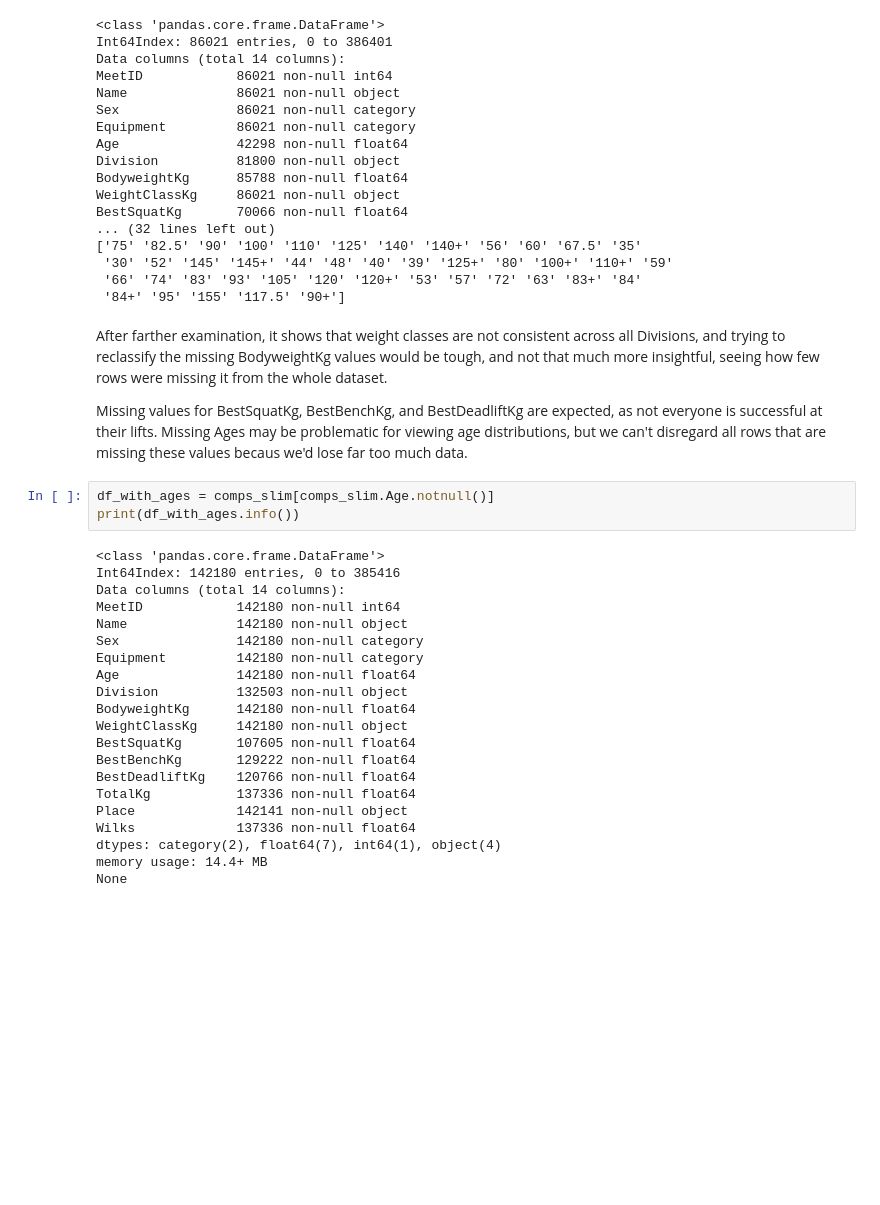
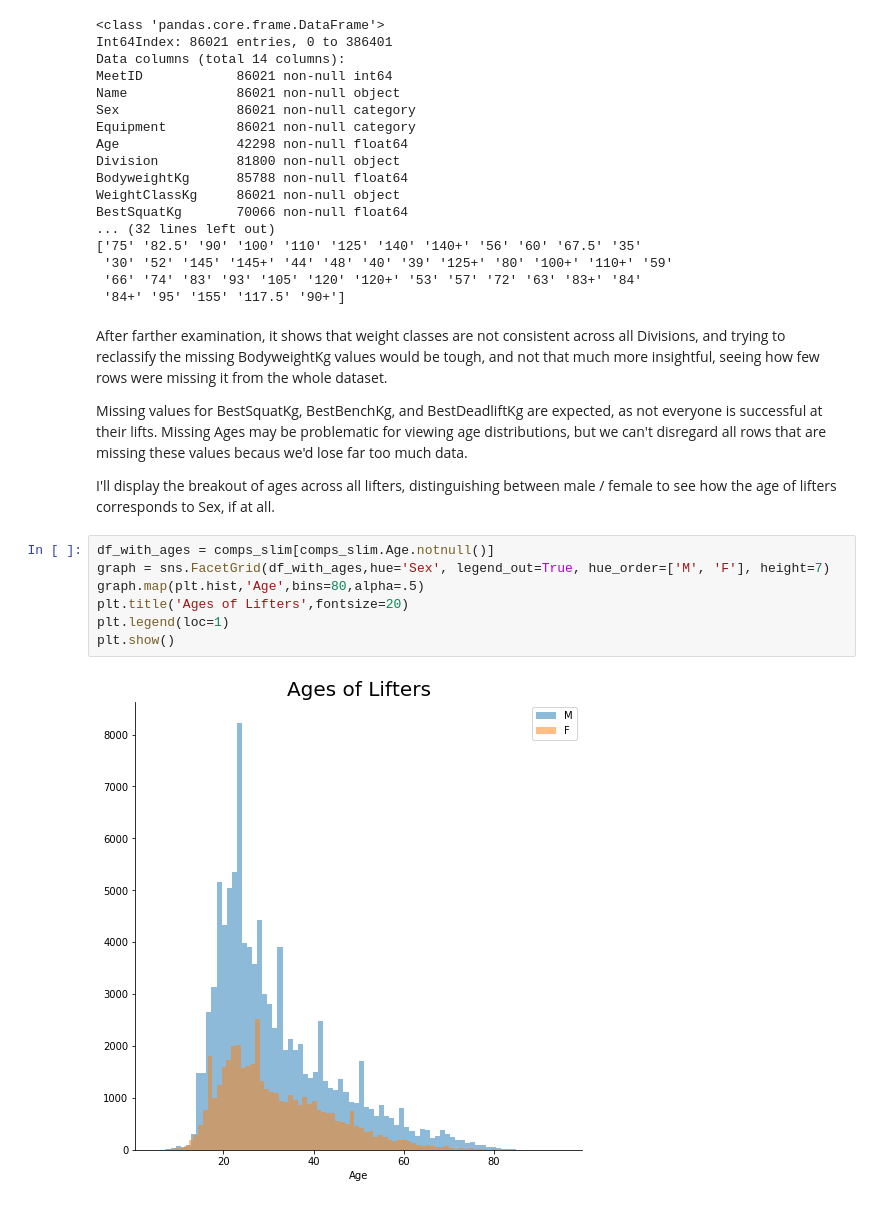
Before and after one commit to spatten35/CapstoneProject1, a Jupyter notebook: Capstone1.ipynb, the cells around one changed output. Cells and saved outputs as stored; diff of their text form; blank space fills up the shorter version.

```diff
--- a/Capstone1.ipynb
+++ b/Capstone1.ipynb
@@ -199,27 +187,14 @@ BestSquatKg       70066 non-null float64
 After farther examination, it shows that weight classes are not consistent across all Divisions, and trying to reclassify the missing BodyweightKg values would be tough, and not that much more insightful, seeing how few rows were missing it from the whole dataset.
 
 Missing values for BestSquatKg, BestBenchKg, and BestDeadliftKg are expected, as not everyone is successful at their lifts. Missing Ages may be problematic for viewing age distributions, but we can't disregard all rows that are missing these values becaus we'd lose far too much data.
+
+I'll display the breakout of ages across all lifters, distinguishing between male / female to see how the age of lifters corresponds to Sex, if at all.
-# %%
-df_with_ages = comps_slim[comps_slim.Age.notnull()]
-print(df_with_ages.info())
-# %% [output]
-<class 'pandas.core.frame.DataFrame'>
-Int64Index: 142180 entries, 0 to 385416
-Data columns (total 14 columns):
-MeetID            142180 non-null int64
-Name              142180 non-null object
-Sex               142180 non-null category
-Equipment         142180 non-null category
-Age               142180 non-null float64
-Division          132503 non-null object
-BodyweightKg      142180 non-null float64
-WeightClassKg     142180 non-null object
-BestSquatKg       107605 non-null float64
-BestBenchKg       129222 non-null float64
-BestDeadliftKg    120766 non-null float64
-TotalKg           137336 non-null float64
-Place             142141 non-null object
-Wilks             137336 non-null float64
-dtypes: category(2), float64(7), int64(1), object(4)
-memory usage: 14.4+ MB
-None
+# %%
+df_with_ages = comps_slim[comps_slim.Age.notnull()]
+graph = sns.FacetGrid(df_with_ages,hue='Sex', legend_out=True, hue_order=['M', 'F'], height=7)
+graph.map(plt.hist,'Age',bins=80,alpha=.5)
+plt.title('Ages of Lifters',fontsize=20)
+plt.legend(loc=1)
+plt.show()
+# %% [output]
+[figure, added]
```
Also changed, not shown: parts of 38 cells of this notebook.
